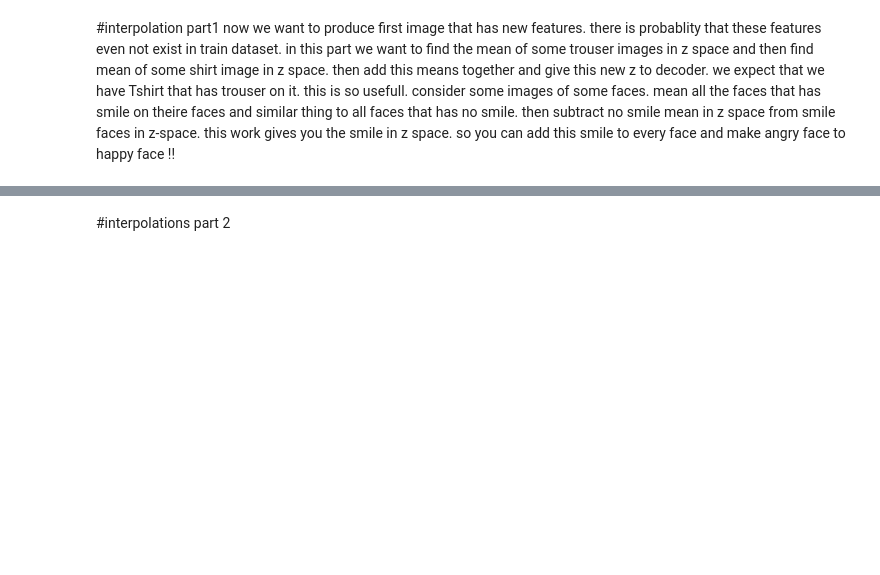
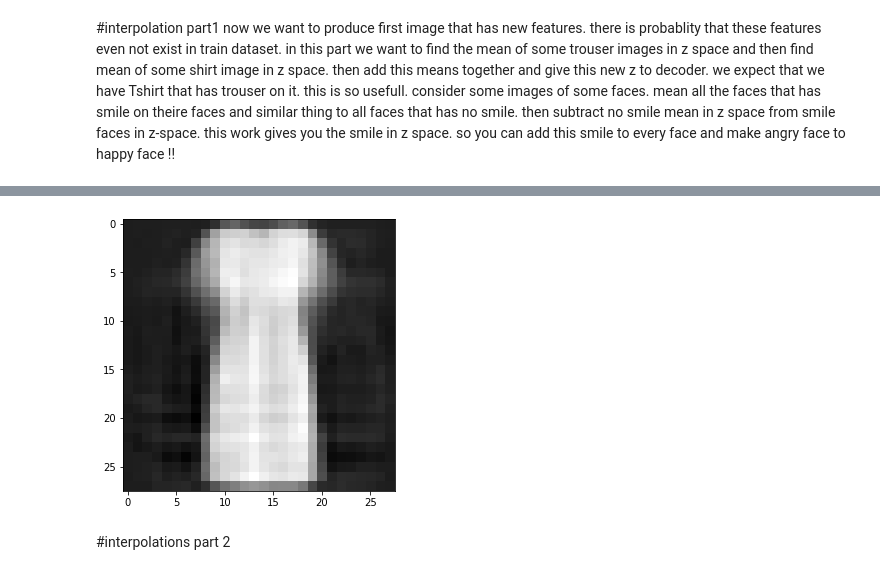
Before and after one commit to ytabatabaee/Machine-Learning-for-Bioinformatics, a Jupyter notebook: vae/ML_HW6_P1.ipynb, the cells around one changed output, grey strips where cells are left out. Saved outputs shown, nothing was run; the diff lists cells and outputs as text; code cells hidden in the pictures; blank space fills up the shorter version.

```diff
--- a/vae/ML_HW6_P1.ipynb
+++ b/vae/ML_HW6_P1.ipynb
@@ -327,24 +422,30 @@ show(x.squeeze(1))
 # %%
 def combine(model, n_rows):
     """
     This function interpolates n_cols images between two random MNIST image
     """
     plt.rcParams['figure.figsize'] = (5, 5)
     x = next(iter(test_loader_trouser))[0][:2 * n_rows].flatten(start_dim=1).to(device)
     y = next(iter(test_loader_shirts))[0][:2 * n_rows].flatten(start_dim=1).to(device)
     shirt_with_trouser = None
     ########################## P15 ###############################
     # use x , y and find mean of trousers and Tshirts in z space #
     # then add theme together in z space and store this value    #
     # in shirt_with_trouser                                      #
     ########################## end ###############################
-
+    _, mu_x, logval_x = model(x)
+    z_x = model.reparameterize(mu_x, logval_x)
+    _, mu_y, logval_y = model(y)
+    z_y = model.reparameterize(mu_y, logval_y)
+    shirt_with_trouser = z_x + z_y
     ######################### end ##############################
     img = model.decoder(shirt_with_trouser).cpu().detach()
     img = img.reshape(-1, 28, 28)
     plt.imshow(img[0],cmap = "gray")
 vae = vae.to(device)
 combine(vae, 128)
+# %% [output]
+[figure, added]
 # %% [markdown]
 #interpolations part 2
 # %%
```
Also changed, not shown: parts of 13 cells of this notebook, 5 other files.
